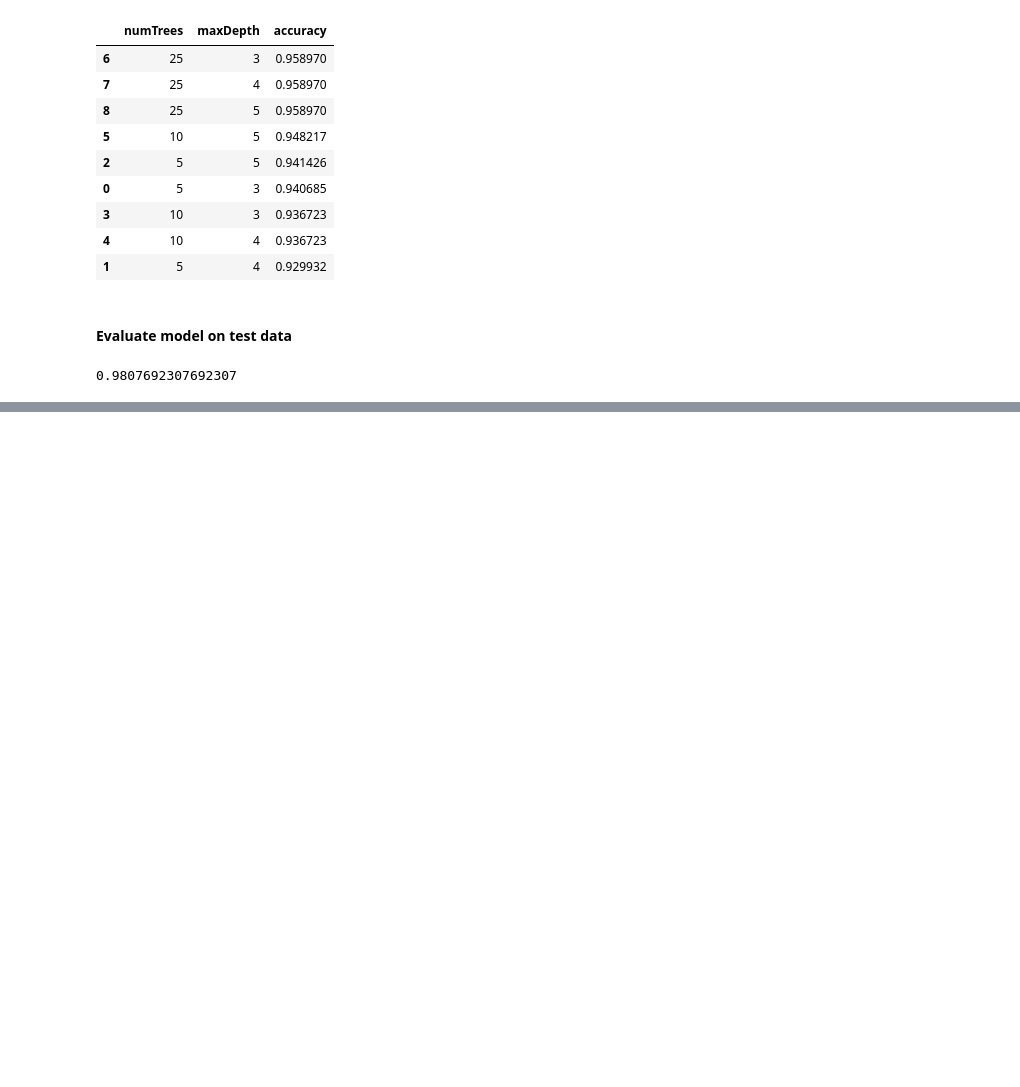
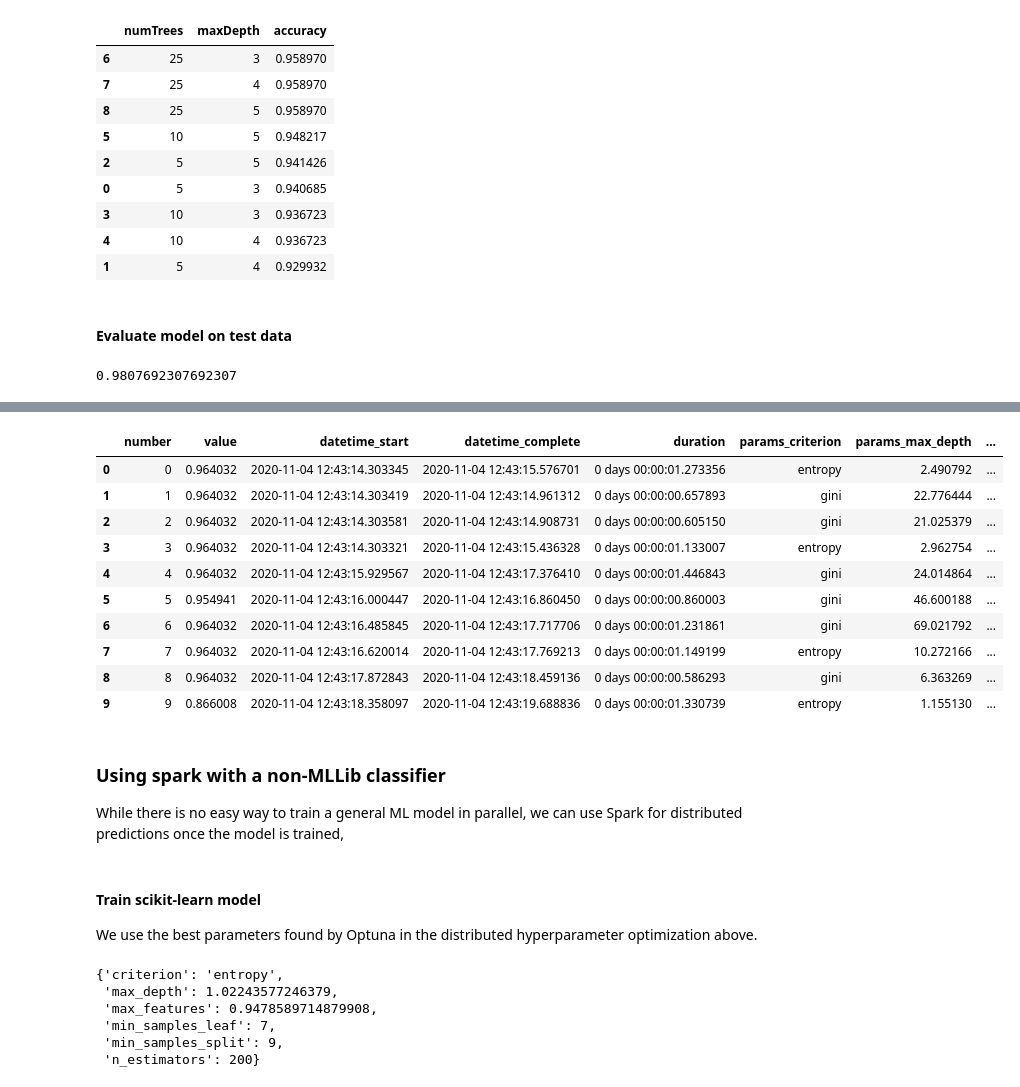
Before and after one commit to cliburn/bios-823-2020, a Jupyter notebook: notebooks/C07_Spark_ML.ipynb, the cells around one changed output, grey strips where cells are left out. Drawn from its saved outputs; the diff is of its cells as text; code cells hidden in the pictures; blank space fills up the shorter version.

Commit message:
Optuna hyperparameter optimziation and prediction integration with Spark

```diff
--- a/notebooks/C07_Spark_ML.ipynb
+++ b/notebooks/C07_Spark_ML.ipynb
@@ -584,0 +609,36 @@ pd.DataFrame(cv.cv_results_)
+# %%
+import optuna
+
+class Objective(object):
+    def __init__(self, X, y):
+        self.X = X
+        self.y = y
+
+    def __call__(self, trial):
+        X, y = self.X, self.y # load data once only
+
+        criterion = trial.suggest_categorical('criterion', ['gini', 'entropy'])
+        n_estimators = trial.suggest_int('n_estimators', 50, 201)
+        max_features = trial.suggest_float('max_features', 1/p, 1)
+        max_depth = trial.suggest_float('max_depth', 1, 128, log=True)
+        min_samples_split = trial.suggest_int('min_samples_split', 2, 11, 1)
+        min_samples_leaf = trial.suggest_int('min_samples_leaf', 1, 11, 1)
+
+        clf = RandomForestClassifier(
+            criterion = criterion,
+            n_estimators = n_estimators,
+            max_features = max_features,
+            max_depth = max_depth,
+            min_samples_split = min_samples_split,
+            min_samples_leaf = min_samples_leaf,
+        )
+
+        score = cross_val_score(clf, X, y,  cv=5).mean()
+        return score
+
+objective =  Objective(X_train, y_train)
+study = optuna.create_study(direction='maximize', storage='sqlite:///memory')
+
+n_jobs = 4
+with parallel_backend('spark', n_jobs=n_jobs):
+    study.optimize(objective, n_trials=100, n_jobs=n_jobs)
@@ -584,0 +647,18 @@ pd.DataFrame(cv.cv_results_)
+# %%
+study.trials_dataframe().head(10)
+# %% [output]
+|  | number | value | datetime_start | datetime_complete | duration | params_criterion | params_max_depth | ... |
+| 0 | 0 | 0.964032 | 2020-11-04 12:43:14.303345 | 2020-11-04 12:43:15.576701 | 0 days 00:00:01.273356 | entropy | 2.490792 | ... |
+| 1 | 1 | 0.964032 | 2020-11-04 12:43:14.303419 | 2020-11-04 12:43:14.961312 | 0 days 00:00:00.657893 | gini | 22.776444 | ... |
+| 2 | 2 | 0.964032 | 2020-11-04 12:43:14.303581 | 2020-11-04 12:43:14.908731 | 0 days 00:00:00.605150 | gini | 21.025379 | ... |
+| 3 | 3 | 0.964032 | 2020-11-04 12:43:14.303321 | 2020-11-04 12:43:15.436328 | 0 days 00:00:01.133007 | entropy | 2.962754 | ... |
+| 4 | 4 | 0.964032 | 2020-11-04 12:43:15.929567 | 2020-11-04 12:43:17.376410 | 0 days 00:00:01.446843 | gini | 24.014864 | ... |
+| 5 | 5 | 0.954941 | 2020-11-04 12:43:16.000447 | 2020-11-04 12:43:16.860450 | 0 days 00:00:00.860003 | gini | 46.600188 | ... |
+| 6 | 6 | 0.964032 | 2020-11-04 12:43:16.485845 | 2020-11-04 12:43:17.717706 | 0 days 00:00:01.231861 | gini | 69.021792 | ... |
+| 7 | 7 | 0.964032 | 2020-11-04 12:43:16.620014 | 2020-11-04 12:43:17.769213 | 0 days 00:00:01.149199 | entropy | 10.272166 | ... |
+| 8 | 8 | 0.964032 | 2020-11-04 12:43:17.872843 | 2020-11-04 12:43:18.459136 | 0 days 00:00:00.586293 | gini | 6.363269 | ... |
+| 9 | 9 | 0.866008 | 2020-11-04 12:43:18.358097 | 2020-11-04 12:43:19.688836 | 0 days 00:00:01.330739 | entropy | 1.155130 | ... |
+# %% [markdown]
+### Using spark with a non-MLLib classifier
+
+While there is no easy way to train a general ML model in parallel, we can use Spark for distributed predictions once the model is trained,
@@ -584,0 +673,13 @@ pd.DataFrame(cv.cv_results_)
+# %% [markdown]
+#### Train scikit-learn model
+
+We use the best parameters found by Optuna in the distributed hyperparameter optimization above.
+# %%
+study.best_params
+# %% [output]
+{'criterion': 'entropy',
+ 'max_depth': 1.02243577246379,
+ 'max_features': 0.9478589714879908,
+ 'min_samples_leaf': 7,
+ 'min_samples_split': 9,
+ 'n_estimators': 200}
```
Also changed, not shown: parts of 31 cells of this notebook.
